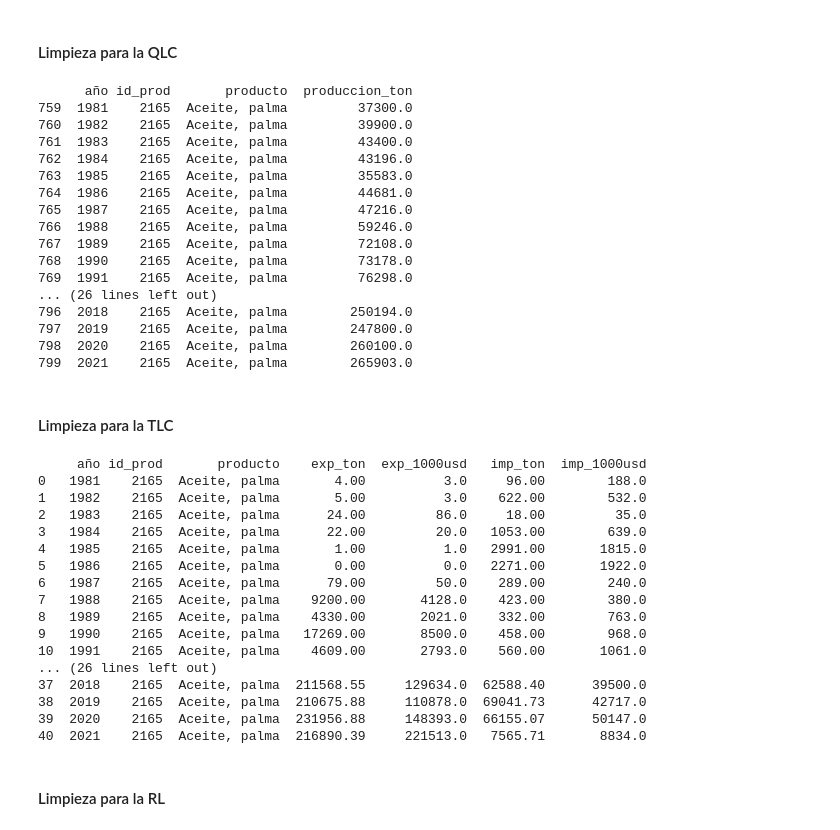
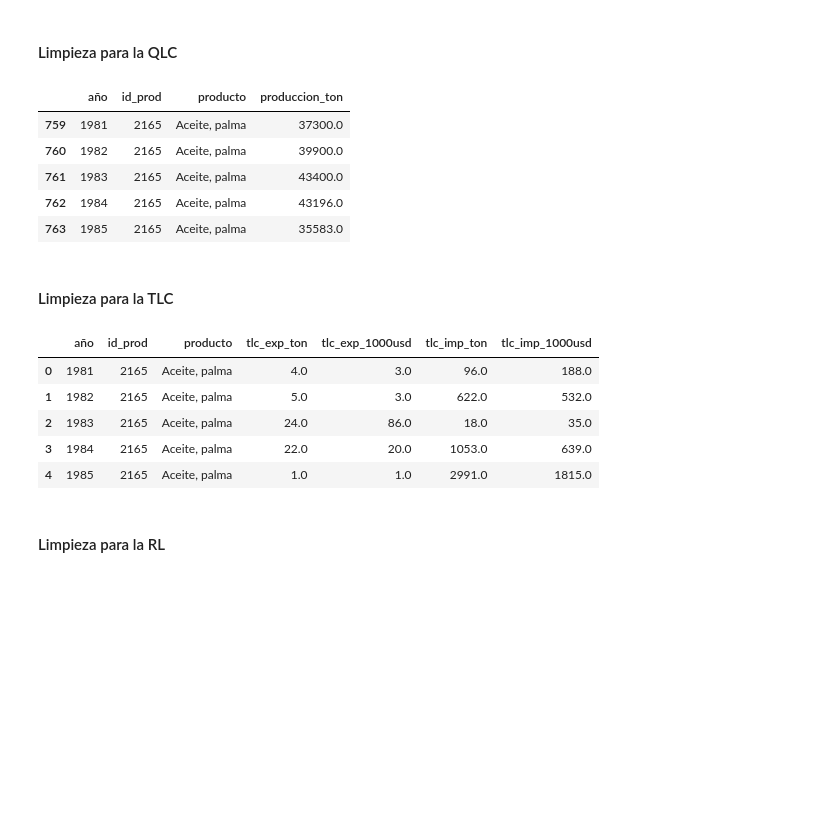
Before and after one commit to jalmengor/experimental-design-project, a Jupyter notebook: experimento.ipynb, the cells around one changed output. Drawn from its saved outputs; the diff is of its cells as text; code cells hidden in the pictures; blank space fills up the shorter version.

```diff
--- a/experimento.ipynb
+++ b/experimento.ipynb
@@ -213,25 +213,15 @@ df_qcl = df_qcl[(df_qcl['año'] >= inicio_rango_años_limpieza) & (df_qcl['año'
 df_qcl = df_qcl[df_qcl['id_prod'] == codigo_aceite_palma]
 
 # Print
-print(df_qcl)
+# print(df_qcl)
+df_qcl.head()
 # %% [output]
-      año id_prod       producto  produccion_ton
-759  1981    2165  Aceite, palma         37300.0
-760  1982    2165  Aceite, palma         39900.0
-761  1983    2165  Aceite, palma         43400.0
-762  1984    2165  Aceite, palma         43196.0
-763  1985    2165  Aceite, palma         35583.0
-764  1986    2165  Aceite, palma         44681.0
-765  1987    2165  Aceite, palma         47216.0
-766  1988    2165  Aceite, palma         59246.0
-767  1989    2165  Aceite, palma         72108.0
-768  1990    2165  Aceite, palma         73178.0
-769  1991    2165  Aceite, palma         76298.0
-... (26 lines left out)
-796  2018    2165  Aceite, palma        250194.0
-797  2019    2165  Aceite, palma        247800.0
-798  2020    2165  Aceite, palma        260100.0
-799  2021    2165  Aceite, palma        265903.0
+|  | año | id_prod | producto | produccion_ton |
+| 759 | 1981 | 2165 | Aceite, palma | 37300.0 |
+| 760 | 1982 | 2165 | Aceite, palma | 39900.0 |
+| 761 | 1983 | 2165 | Aceite, palma | 43400.0 |
+| 762 | 1984 | 2165 | Aceite, palma | 43196.0 |
+| 763 | 1985 | 2165 | Aceite, palma | 35583.0 |
 # %% [markdown]
 #### Limpieza para la TLC
 # %%
@@ -248,59 +238,49 @@ df_tlc.rename(columns={
     },
     inplace=True
 )
 
 # Filtrar el DataFrame para mantener solo los elementos requeridos
 df_tlc = df_tlc[df_tlc['Elemento'].isin([
     'Exportaciones - Canditad',
     'Exportaciones Valor',
     'Importaciones - Cantidad',
     'Importaciones Valor'])]
 
 # Filtrar solo los elementos específicos y agregar a nuevas columnas
-df_tlc['exp_ton'] = df_tlc.loc[df_tlc['Elemento'] == 'Exportaciones - Canditad', 'Valor']
-df_tlc['exp_1000usd'] = df_tlc.loc[df_tlc['Elemento'] == 'Exportaciones Valor', 'Valor']
-df_tlc['imp_ton'] = df_tlc.loc[df_tlc['Elemento'] == 'Importaciones - Cantidad', 'Valor']
-df_tlc['imp_1000usd'] = df_tlc.loc[df_tlc['Elemento'] == 'Importaciones Valor', 'Valor']
+df_tlc['tlc_exp_ton'] = df_tlc.loc[df_tlc['Elemento'] == 'Exportaciones - Canditad', 'Valor']
+df_tlc['tlc_exp_1000usd'] = df_tlc.loc[df_tlc['Elemento'] == 'Exportaciones Valor', 'Valor']
+df_tlc['tlc_imp_ton'] = df_tlc.loc[df_tlc['Elemento'] == 'Importaciones - Cantidad', 'Valor']
+df_tlc['tlc_imp_1000usd'] = df_tlc.loc[df_tlc['Elemento'] == 'Importaciones Valor', 'Valor']
 
 # Definir seleccionar en rango de años
 df_tlc = df_tlc[(df_tlc['año'] >= inicio_rango_años_limpieza) & (df_tlc['año'] <= fin_rango_años_limpieza)]
 
 # Usar unicamente el producto de aceite de palma codigo 2165
 df_tlc = df_tlc[df_tlc['id_prod'] == codigo_aceite_palma]
 
 # Agrupar por año y sumar las nuevas columnas
 df_tlc = df_tlc.groupby(['año']).agg({
     'id_prod': 'first',  # first - Tomar el primer valor de la columna
     'producto': 'first',
-    'exp_ton': 'sum',
-    'exp_1000usd': 'sum',
-    'imp_ton': 'sum',
-    'imp_1000usd': 'sum'
+    'tlc_exp_ton': 'sum',
+    'tlc_exp_1000usd': 'sum',
+    'tlc_imp_ton': 'sum',
+    'tlc_imp_1000usd': 'sum'
 }).reset_index()
 
 # tipos = df_tlc['Elemento'].unique()
 # print(tipos)
 
 # Print
-print(df_tlc)
+# print(df_tlc)
+df_tlc.head()
 # %% [output]
-     año id_prod       producto    exp_ton  exp_1000usd   imp_ton  imp_1000usd
-0   1981    2165  Aceite, palma       4.00          3.0     96.00        188.0
-1   1982    2165  Aceite, palma       5.00          3.0    622.00        532.0
-2   1983    2165  Aceite, palma      24.00         86.0     18.00         35.0
-3   1984    2165  Aceite, palma      22.00         20.0   1053.00        639.0
-4   1985    2165  Aceite, palma       1.00          1.0   2991.00       1815.0
-5   1986    2165  Aceite, palma       0.00          0.0   2271.00       1922.0
-6   1987    2165  Aceite, palma      79.00         50.0    289.00        240.0
-7   1988    2165  Aceite, palma    9200.00       4128.0    423.00        380.0
-8   1989    2165  Aceite, palma    4330.00       2021.0    332.00        763.0
-9   1990    2165  Aceite, palma   17269.00       8500.0    458.00        968.0
-10  1991    2165  Aceite, palma    4609.00       2793.0    560.00       1061.0
-... (26 lines left out)
-37  2018    2165  Aceite, palma  211568.55     129634.0  62588.40      39500.0
-38  2019    2165  Aceite, palma  210675.88     110878.0  69041.73      42717.0
-39  2020    2165  Aceite, palma  231956.88     148393.0  66155.07      50147.0
-40  2021    2165  Aceite, palma  216890.39     221513.0   7565.71       8834.0
+|  | año | id_prod | producto | tlc_exp_ton | tlc_exp_1000usd | tlc_imp_ton | tlc_imp_1000usd |
+| 0 | 1981 | 2165 | Aceite, palma | 4.0 | 3.0 | 96.0 | 188.0 |
+| 1 | 1982 | 2165 | Aceite, palma | 5.0 | 3.0 | 622.0 | 532.0 |
+| 2 | 1983 | 2165 | Aceite, palma | 24.0 | 86.0 | 18.0 | 35.0 |
+| 3 | 1984 | 2165 | Aceite, palma | 22.0 | 20.0 | 1053.0 | 639.0 |
+| 4 | 1985 | 2165 | Aceite, palma | 1.0 | 1.0 | 2991.0 | 1815.0 |
 # %% [markdown]
 #### Limpieza para la RL
 # %%
```
Also changed, not shown: parts of 3 cells of this notebook.
